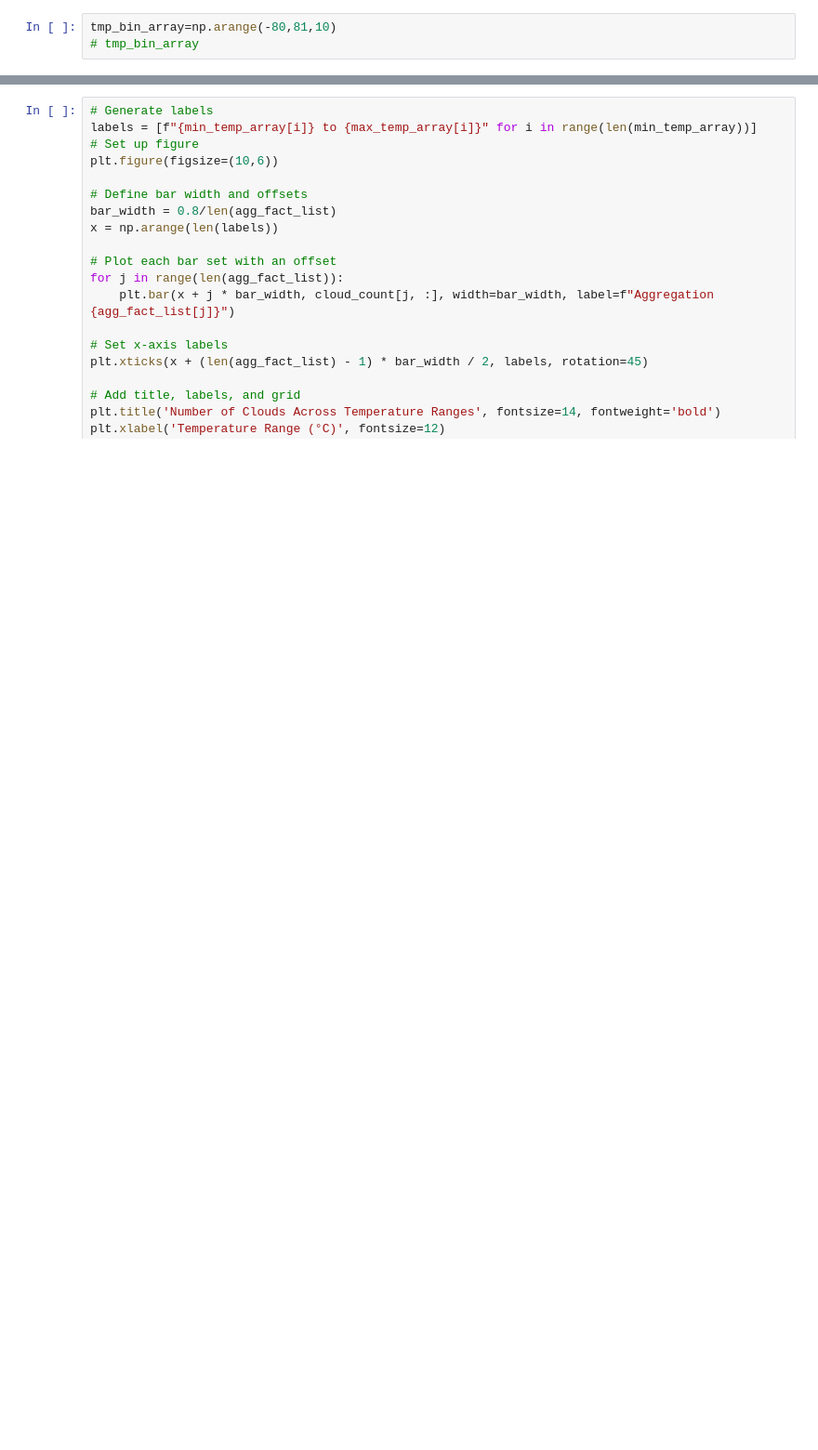
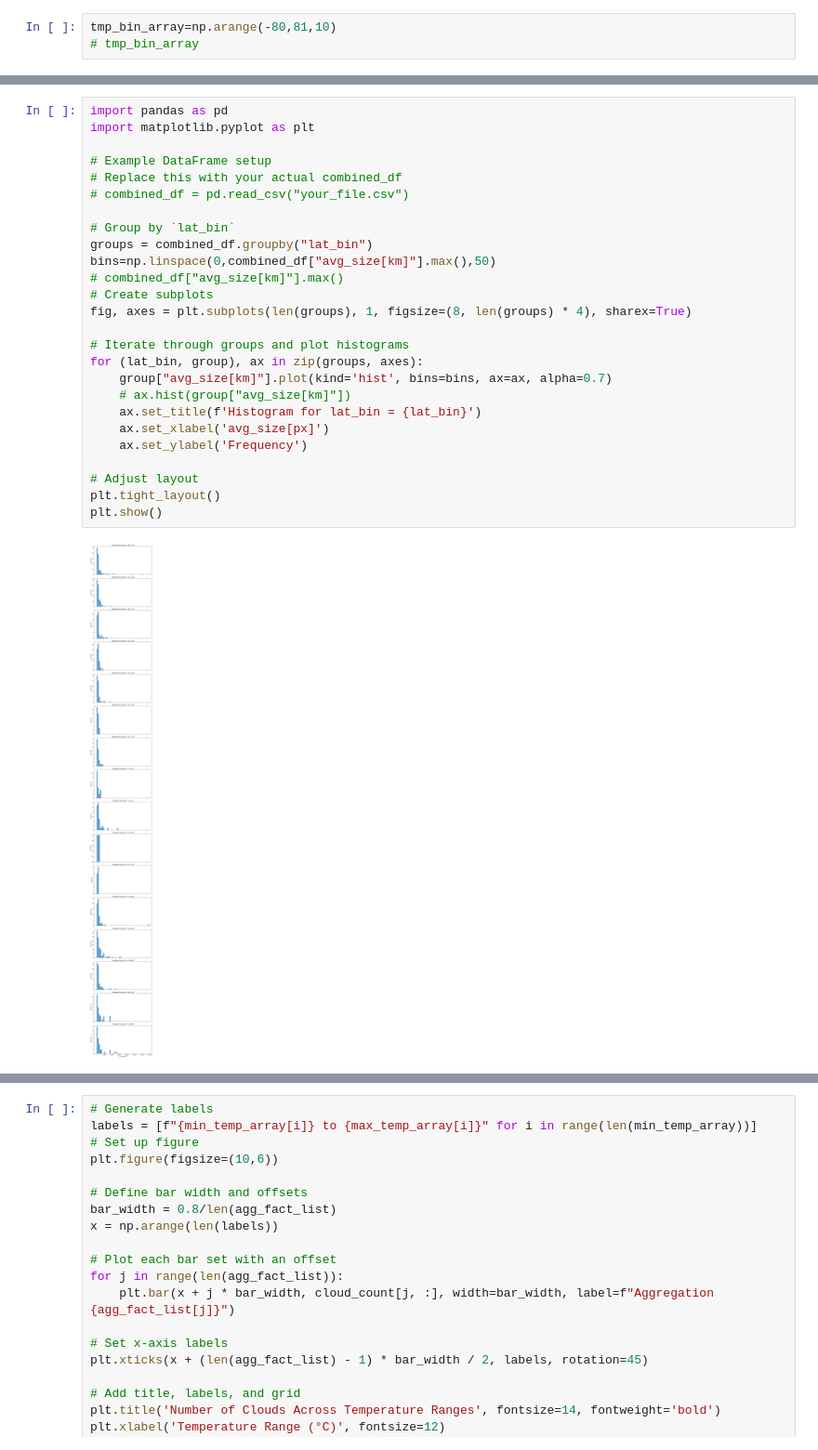
Before and after one commit to DragomirNikolov/Glaciation_time_estimatior, a Jupyter notebook: Prototyping_files/Aggregation_draph_maker.ipynb, the cells around one changed output, grey strips where cells are left out. Shown at 93% size. Saved outputs shown, nothing was run; the diff lists cells and outputs as text; blank space fills up the shorter version.

```diff
--- a/Prototyping_files/Aggregation_draph_maker.ipynb
+++ b/Prototyping_files/Aggregation_draph_maker.ipynb
@@ -189,0 +284,28 @@ for i in range(len(min_temp_array)):
+# %%
+import pandas as pd
+import matplotlib.pyplot as plt
+
+# Example DataFrame setup
+# Replace this with your actual combined_df
+# combined_df = pd.read_csv("your_file.csv")
+
+# Group by `lat_bin`
+groups = combined_df.groupby("lat_bin")
+bins=np.linspace(0,combined_df["avg_size[km]"].max(),50)
+# combined_df["avg_size[km]"].max()
+# Create subplots
+fig, axes = plt.subplots(len(groups), 1, figsize=(8, len(groups) * 4), sharex=True)
+
+# Iterate through groups and plot histograms
+for (lat_bin, group), ax in zip(groups, axes):
+    group["avg_size[km]"].plot(kind='hist', bins=bins, ax=ax, alpha=0.7)
+    # ax.hist(group["avg_size[km]"])
+    ax.set_title(f'Histogram for lat_bin = {lat_bin}')
+    ax.set_xlabel('avg_size[px]')
+    ax.set_ylabel('Frequency')
+
+# Adjust layout
+plt.tight_layout()
+plt.show()
+# %% [output]
+[figure, added]
```
Also changed, not shown: parts of 16 cells of this notebook, 15 other files.
